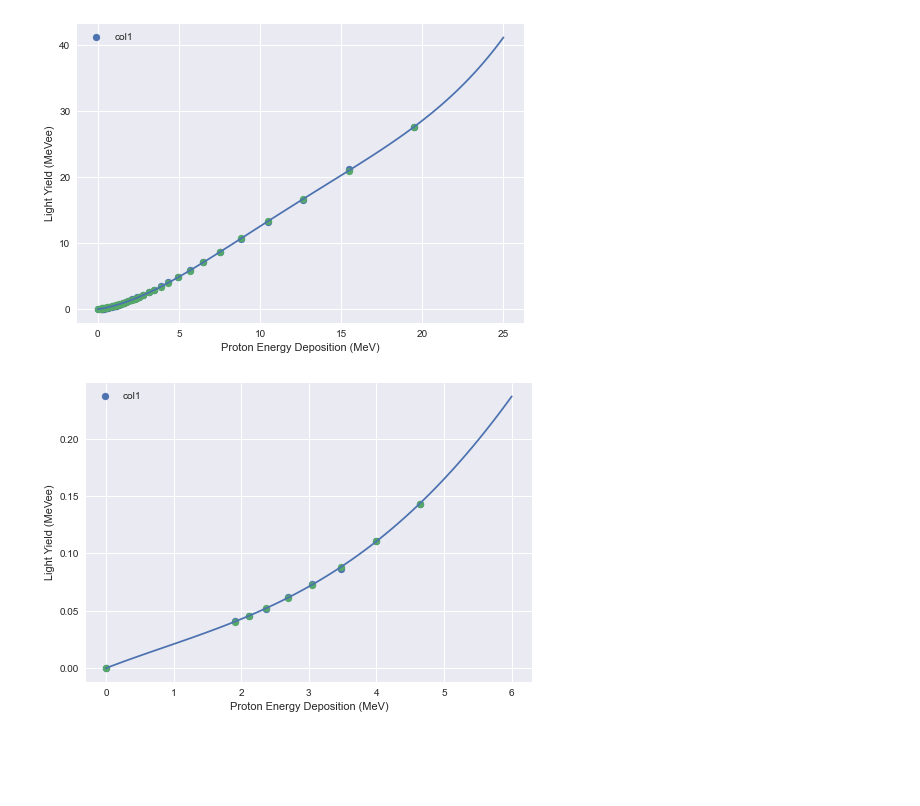
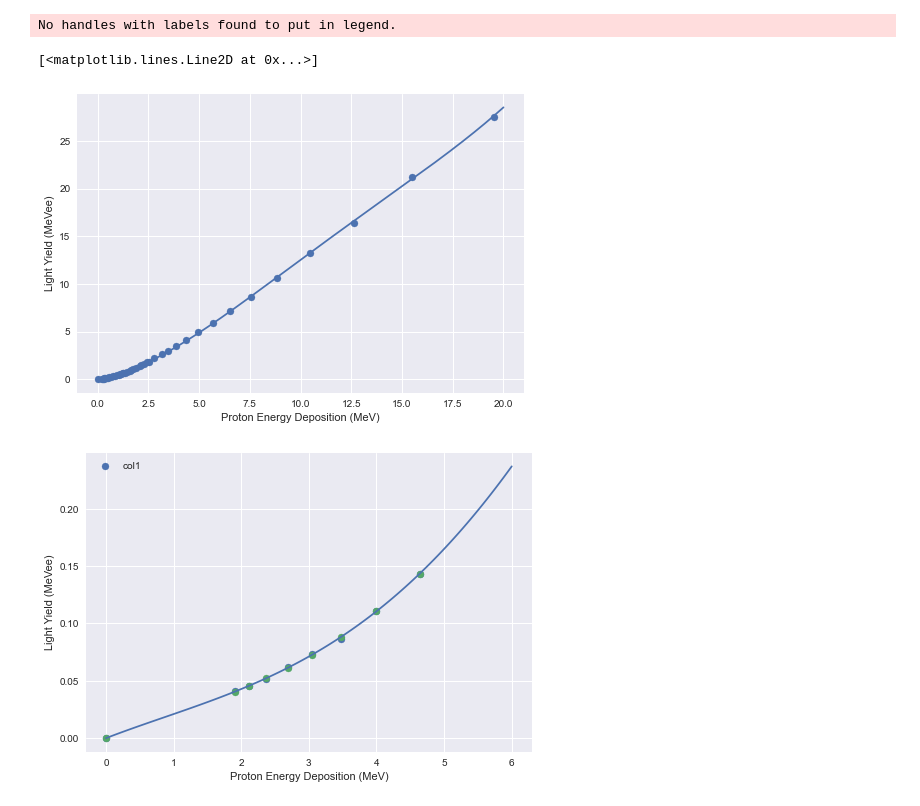
Before and after one commit to JamesMcGreivy/scintillator-neutron-detection, a Jupyter notebook: old/Jupyter/Scintillator Light Response Functions.ipynb, the cells around one changed output. Saved outputs shown, nothing was run; the diff lists cells and outputs as text; code cells hidden in the pictures; blank space fills up the shorter version.

```diff
--- a/old/Jupyter/Scintillator Light Response Functions.ipynb
+++ b/old/Jupyter/Scintillator Light Response Functions.ipynb
@@ -118,28 +118,33 @@ def ptclLightYield(ptcl, pRF, cRF):
 
     return lightYield
 # %%
-def f(x, A, B, C, D, E, F, G):
-    return A*x + B*x**2 + C*x**3 + D*x**4
+def f(x, A, B, C, D):
+    return A*(x) + B*(x**2) + C*(x**3) + D*(x**4)
 # %%
 protonLightYield = np.array(pd.read_csv("ProtonResponseEJ309.txt", delimiter=' ', header = None))
 xP = np.append(np.array([0]), protonLightYield[:,0])
 yP = np.append(np.array([0]), protonLightYield[:,1])
 
-plt.scatter(xP, yP, label="col1")
+plt.scatter(xP, yP)
 
 poptP, pcovP = optimize.curve_fit(f, xP, yP)
 
-plt.scatter(xP, f(xP, *poptP))
-x = np.linspace(0,25,100)
-plt.plot(x, f(x, *poptP))
+x = np.linspace(0,20,100000)
+#plt.plot(x, f(x, *poptP), label = "taylor series")
 
 plt.xlabel("Proton Energy Deposition (MeV)")
 plt.ylabel("Light Yield (MeVee)")
 plt.legend()
 
 pRF = lambda x: f(x, *poptP)
+
+#pRF = interpolate.interp1d(xP, yP, kind = 'quadratic', fill_value='extrapolate')
+
+plt.plot(x, pRF(x), label = "taylor series")
 # %% [output]
+No handles with labels found to put in legend.
+[<matplotlib.lines.Line2D at 0x...>]
-[figure, old version]
+[figure, new version]
 # %%
 carbonLightYield = np.array(pd.read_csv("CarbonResponseEJ309.txt", delimiter=' ', header = None))
 xC = np.append(np.array([0]), carbonLightYield[:,0])
```
Also changed, not shown: parts of 9 cells of this notebook, 1 other file.
